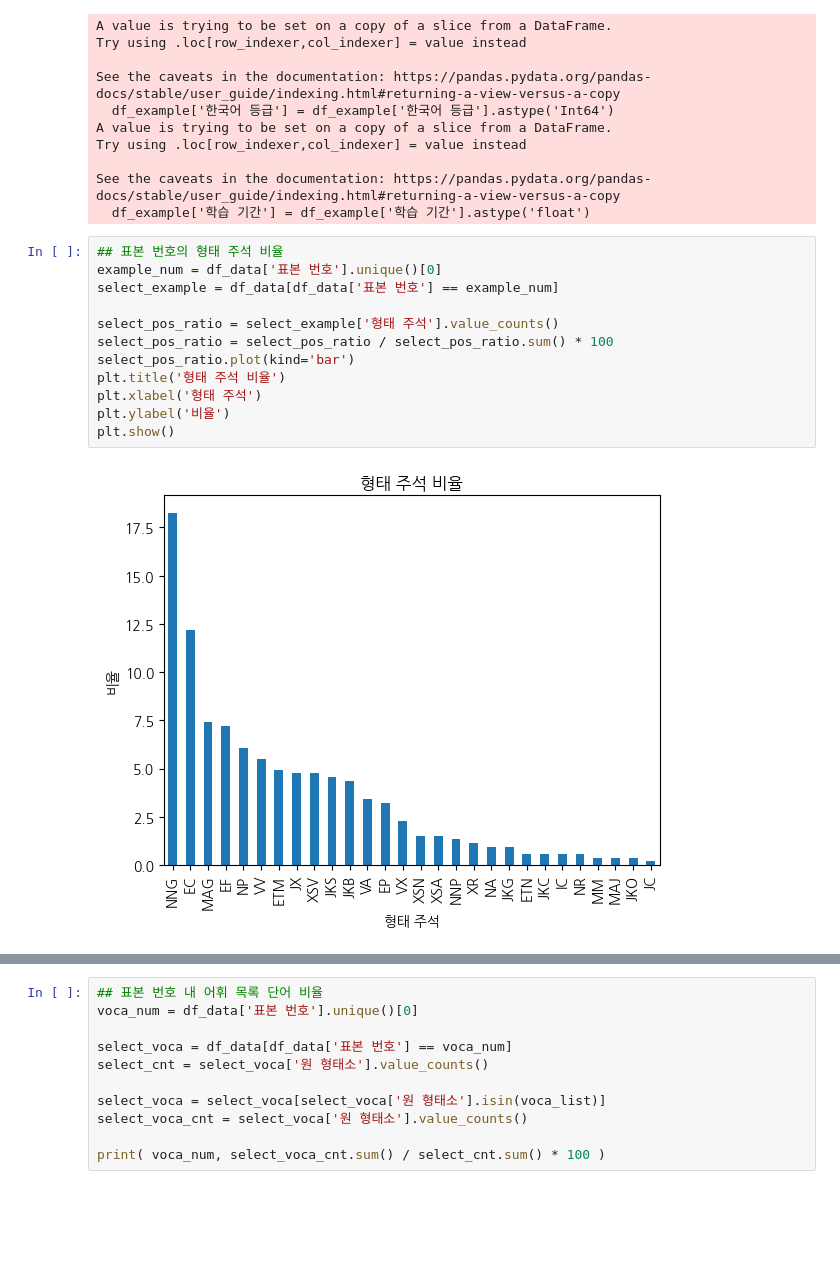
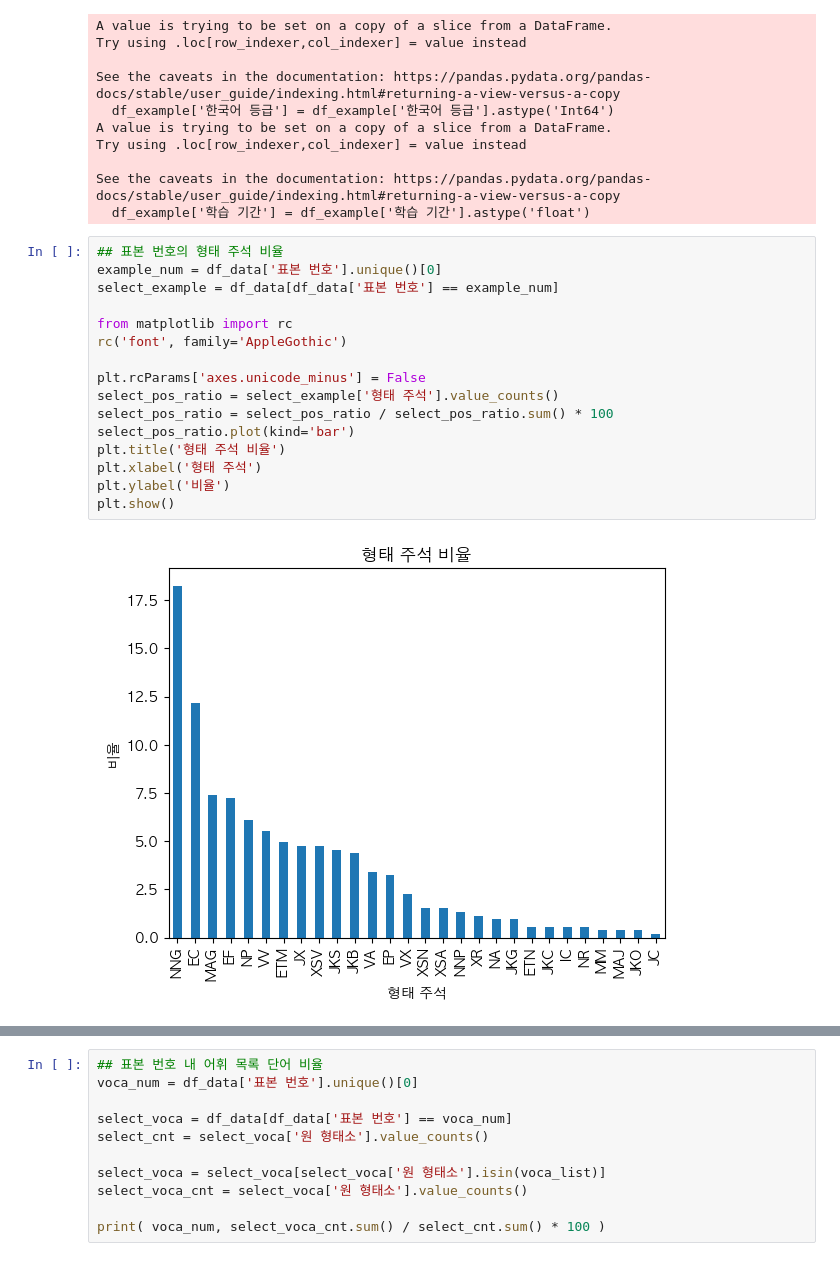
Before and after one commit to jj-bro/Korean-Speaking-Assessment, a Jupyter notebook: main.ipynb, the cells around one changed output, grey strips where cells are left out. Saved outputs shown, nothing was run; the diff lists cells and outputs as text; blank space fills up the shorter version.

```diff
--- a/main.ipynb
+++ b/main.ipynb
@@ -365,17 +373,21 @@ See the caveats in the documentation: https://pandas.pydata.org/pandas-docs/stab
 # %%
 ## 표본 번호의 형태 주석 비율
 example_num = df_data['표본 번호'].unique()[0]
 select_example = df_data[df_data['표본 번호'] == example_num]
 
+from matplotlib import rc
+rc('font', family='AppleGothic')
+
+plt.rcParams['axes.unicode_minus'] = False
 select_pos_ratio = select_example['형태 주석'].value_counts()
 select_pos_ratio = select_pos_ratio / select_pos_ratio.sum() * 100
 select_pos_ratio.plot(kind='bar')
 plt.title('형태 주석 비율')
 plt.xlabel('형태 주석')
 plt.ylabel('비율')
 plt.show()
 # %% [output]
-[figure, old version]
+[figure, new version]
 # %%
 ## 등급 별 형태 주석 비율 평균
 
```
Also changed, not shown: parts of 12 cells of this notebook, 1 other file.
